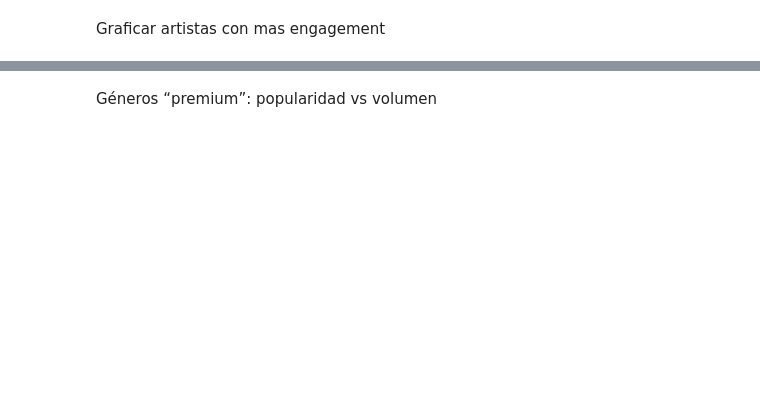
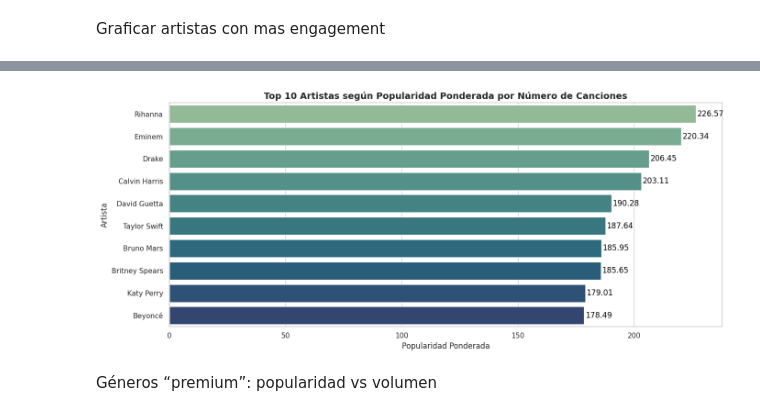
Before and after one commit to jpsicilia/spotify_analysis, a Jupyter notebook: spotify_analisis.ipynb, the cells around one changed output, grey strips where cells are left out. Drawn from its saved outputs; the diff is of its cells as text; code cells hidden in the pictures; blank space fills up the shorter version.

```diff
--- a/spotify_analisis.ipynb
+++ b/spotify_analisis.ipynb
@@ -7,6 +7,9 @@ import pandas as pd
 import numpy as np
 import matplotlib.pyplot as plt
 import seaborn as sns
+
+sns.set(style="whitegrid", palette="muted")
+plt.rcParams["figure.figsize"] = (10, 6)
 # %% [markdown]
 cargar el data set
 # %%
@@ -24,3 +102,11 @@ df = df.reset_index(drop=True)
+# %%
+df['genre_clean'] = (
+    df['genre']
+    .str.split(',')  # 1. Divide los géneros separados por comas en listas.
+    .apply(lambda x: ', '.join(  # 2. Para cada lista:
+        sorted([i.strip().lower() for i in x])  # 3. a) Limpia espacios, b) convierte a minúsculas, c) ordena.
+    ))
+)
 # %% [markdown]
 ### ¿Qué artistas generan más “engagement” (popularidad ponderada por cantidad de canciones)?
 
@@ -29,9 +115,3 @@ Para ello, usamos una métrica que pondera la popularidad media por la desviaci
 Esto permite **penalizar artistas con pocas canciones** (y un solo éxito viral) y **valorar más a quienes sostienen un alto engagement con volumen**.
 
 La métrica resultante destaca a artistas con trayectoria sólida y consistencia en su rendimiento musical.
-# %%
-def score(series):
-    return series.mean()/series.std()
-
-def score_log(series):
-    return (series.mean()/series.std())*np.log(len(series))
@@ -76,2 +120,52 @@ plt.show()
+# %%
+# Función de score ponderado
+def score_ponderado(series):
+    n = len(series)
+    mean_pop = series.mean()
+    peso = np.log(n)
+    return mean_pop * peso
+
+# Calcular el score ponderado
+top_artists = df.groupby("artist")["popularity"].agg(score_ponderado)
+top_artists = top_artists.sort_values(ascending=False).head(10)
+
+# Preparar DataFrame para seaborn
+df_plot = pd.DataFrame({
+    'Artista': top_artists.index,
+    'Score': top_artists.values
+})
+
+plt.figure(figsize=(14, 6))
+sns.set(style="whitegrid")
+
+# Graficar sin warnings
+ax = sns.barplot(
+    data=df_plot,
+    x="Score",
+    y="Artista",
+    hue="Artista",
+    palette="crest",
+
+)
+
+# Títulos y etiquetas
+ax.set_title(
+    "Top 10 Artistas según Popularidad Ponderada por Número de Canciones",
+    fontsize=14, weight='bold'
+)
+ax.set_xlabel(
+    "Popularidad Ponderada",
+    fontsize=12
+)
+ax.set_ylabel("Artista", fontsize=12)
+
+# Añadir etiquetas dentro o al final de las barras
+for i, (score, artista) in enumerate(zip(df_plot['Score'], df_plot['Artista'])):
+    ax.text(score + 0.5, i, f"{score:.2f}", color='black', va='center')
+
+plt.tight_layout()
+plt.show()
+# %% [output]
+[figure, added]
 # %% [markdown]
 Géneros “premium”: popularidad vs volumen
```
Also changed, not shown: parts of 30 cells of this notebook.
